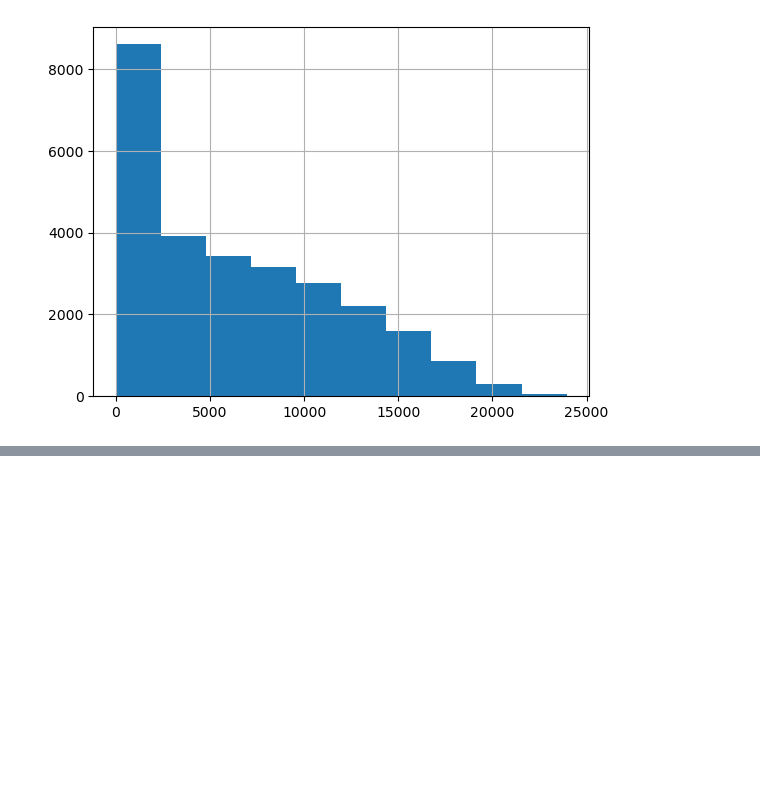
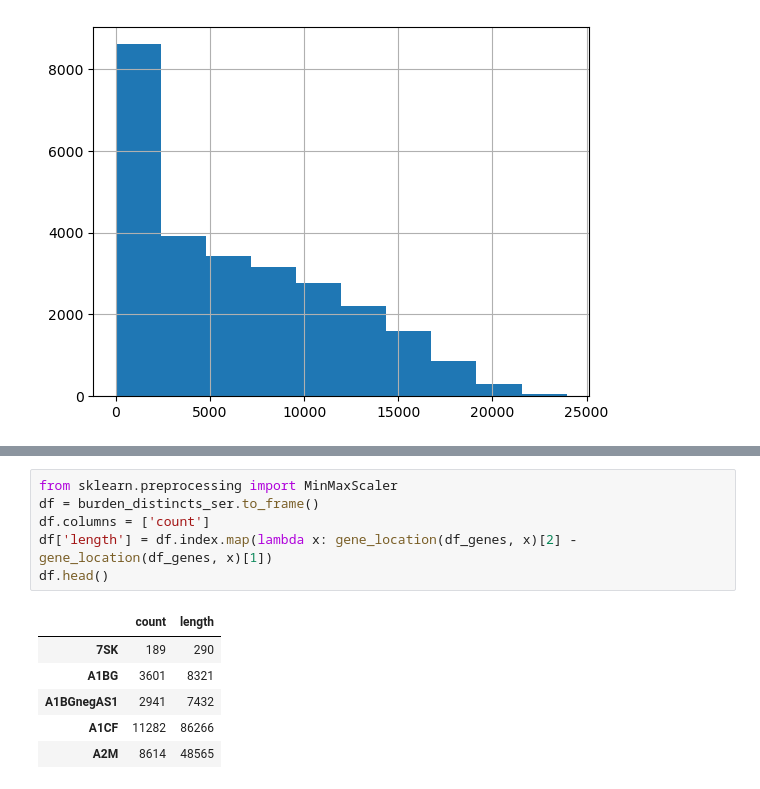
Before and after one commit to jakekrol/genefusion, a Jupyter notebook: scripts/python/prostate_analysis.ipynb, the cells around one changed output, grey strips where cells are left out. Drawn from its saved outputs; the diff is of its cells as text; blank space fills up the shorter version.

```diff
--- a/scripts/python/prostate_analysis.ipynb
+++ b/scripts/python/prostate_analysis.ipynb
@@ -820,0 +914,13 @@ TMPRSS2 11204
+# %%
+from sklearn.preprocessing import MinMaxScaler
+df = burden_distincts_ser.to_frame()
+df.columns = ['count']
+df['length'] = df.index.map(lambda x: gene_location(df_genes, x)[2] - gene_location(df_genes, x)[1])
+df.head()
+# %% [output]
+|  | count | length |
+| 7SK | 189 | 290 |
+| A1BG | 3601 | 8321 |
+| A1BGnegAS1 | 2941 | 7432 |
+| A1CF | 11282 | 86266 |
+| A2M | 8614 | 48565 |
```
Also changed, not shown: parts of 12 cells of this notebook.
